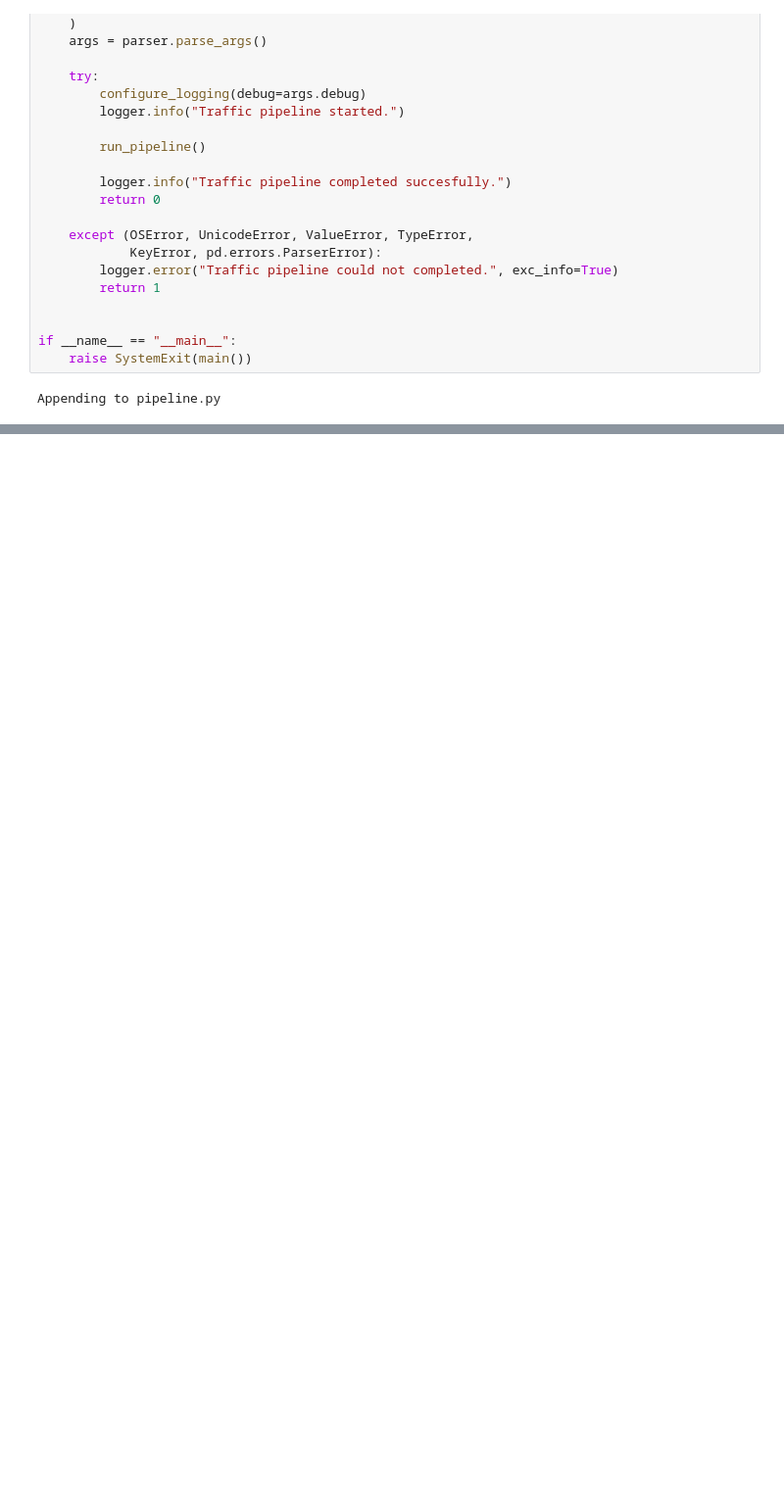
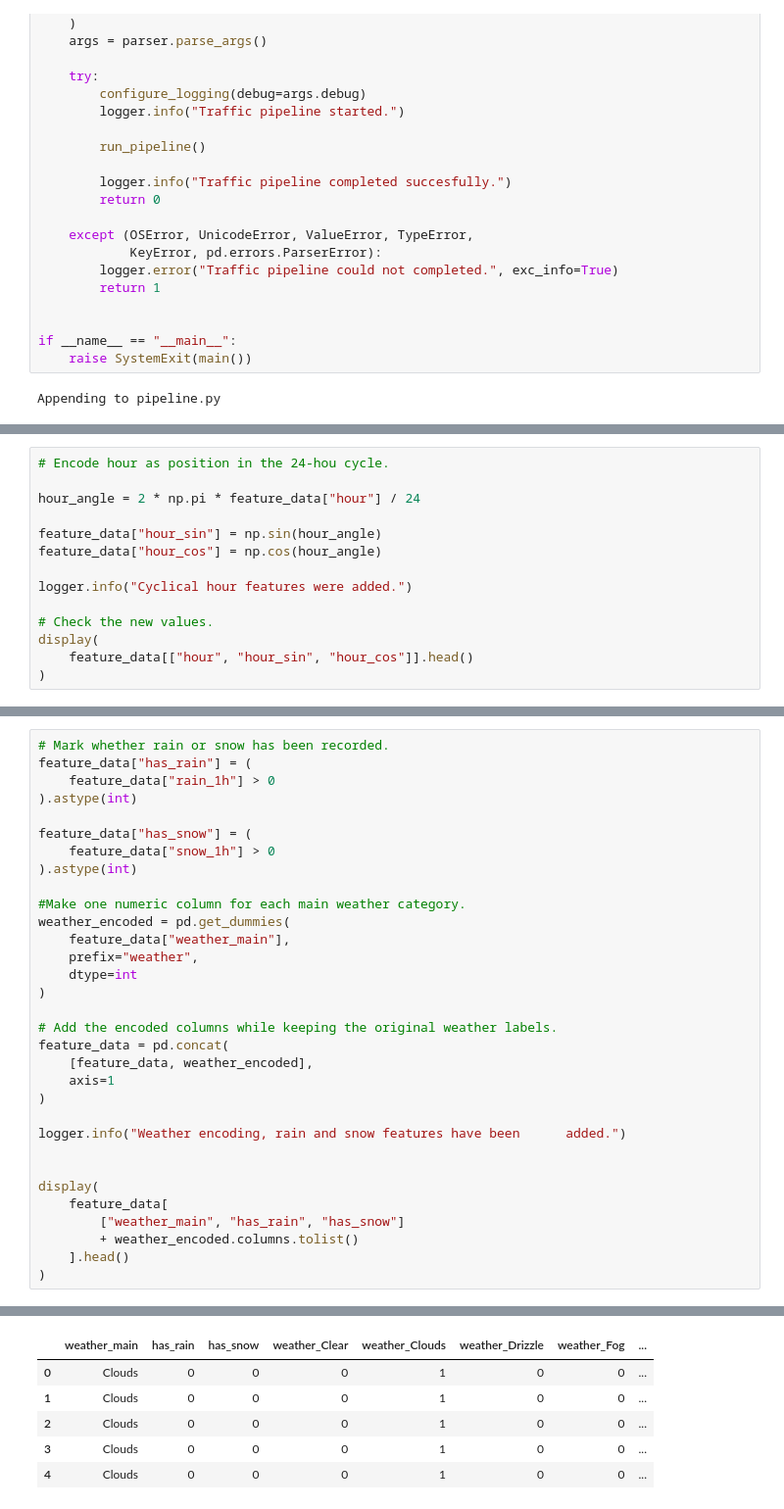
Before and after one commit to sskomal91/smart-city-traffic-capstone, a Jupyter notebook: capstone_part2/traffic_pipeline_development.ipynb, the cells around one changed output, grey strips where cells are left out. Shown at 98% size. Saved outputs shown, nothing was run; the diff lists cells and outputs as text; blank space fills up the shorter version.

```diff
--- a/capstone_part2/traffic_pipeline_development.ipynb
+++ b/capstone_part2/traffic_pipeline_development.ipynb
@@ -1119,0 +1161,14 @@ Appending to pipeline.py
+# %%
+# Encode hour as position in the 24-hou cycle.
+
+hour_angle = 2 * np.pi * feature_data["hour"] / 24
+
+feature_data["hour_sin"] = np.sin(hour_angle)
+feature_data["hour_cos"] = np.cos(hour_angle)
+
+logger.info("Cyclical hour features were added.")
+
+# Check the new values.
+display(
+    feature_data[["hour", "hour_sin", "hour_cos"]].head()
+)
@@ -1119,0 +1183,33 @@ Appending to pipeline.py
+# %%
+# Mark whether rain or snow has been recorded.
+feature_data["has_rain"] = (
+    feature_data["rain_1h"] > 0
+).astype(int)
+
+feature_data["has_snow"] = (
+    feature_data["snow_1h"] > 0
+).astype(int)
+
+#Make one numeric column for each main weather category.
+weather_encoded = pd.get_dummies(
+    feature_data["weather_main"],
+    prefix="weather",
+    dtype=int
+)
+
+# Add the encoded columns while keeping the original weather labels.
+feature_data = pd.concat(
+    [feature_data, weather_encoded],
+    axis=1
+)
+
+logger.info("Weather encoding, rain and snow features have been      added.")
+
+
+display(
+    feature_data[
+        ["weather_main", "has_rain", "has_snow"]
+        + weather_encoded.columns.tolist()
+    ].head()
+)
+# %% [output]
@@ -1119,0 +1217,6 @@ Appending to pipeline.py
+|  | weather_main | has_rain | has_snow | weather_Clear | weather_Clouds | weather_Drizzle | weather_Fog | ... |
+| 0 | Clouds | 0 | 0 | 0 | 1 | 0 | 0 | ... |
+| 1 | Clouds | 0 | 0 | 0 | 1 | 0 | 0 | ... |
+| 2 | Clouds | 0 | 0 | 0 | 1 | 0 | 0 | ... |
+| 3 | Clouds | 0 | 0 | 0 | 1 | 0 | 0 | ... |
+| 4 | Clouds | 0 | 0 | 0 | 1 | 0 | 0 | ... |
```
Also changed, not shown: parts of 15 cells of this notebook, 5 other files.
